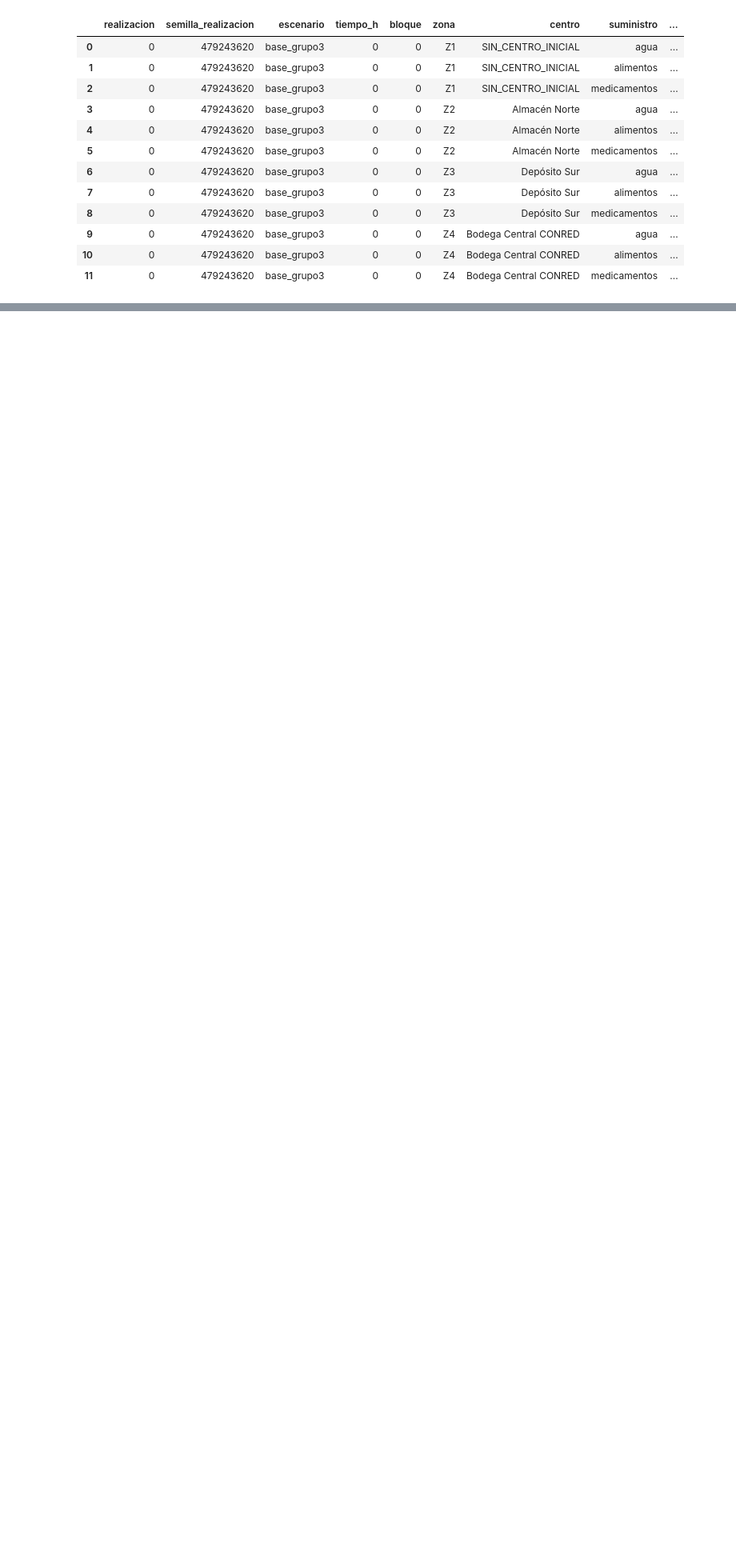
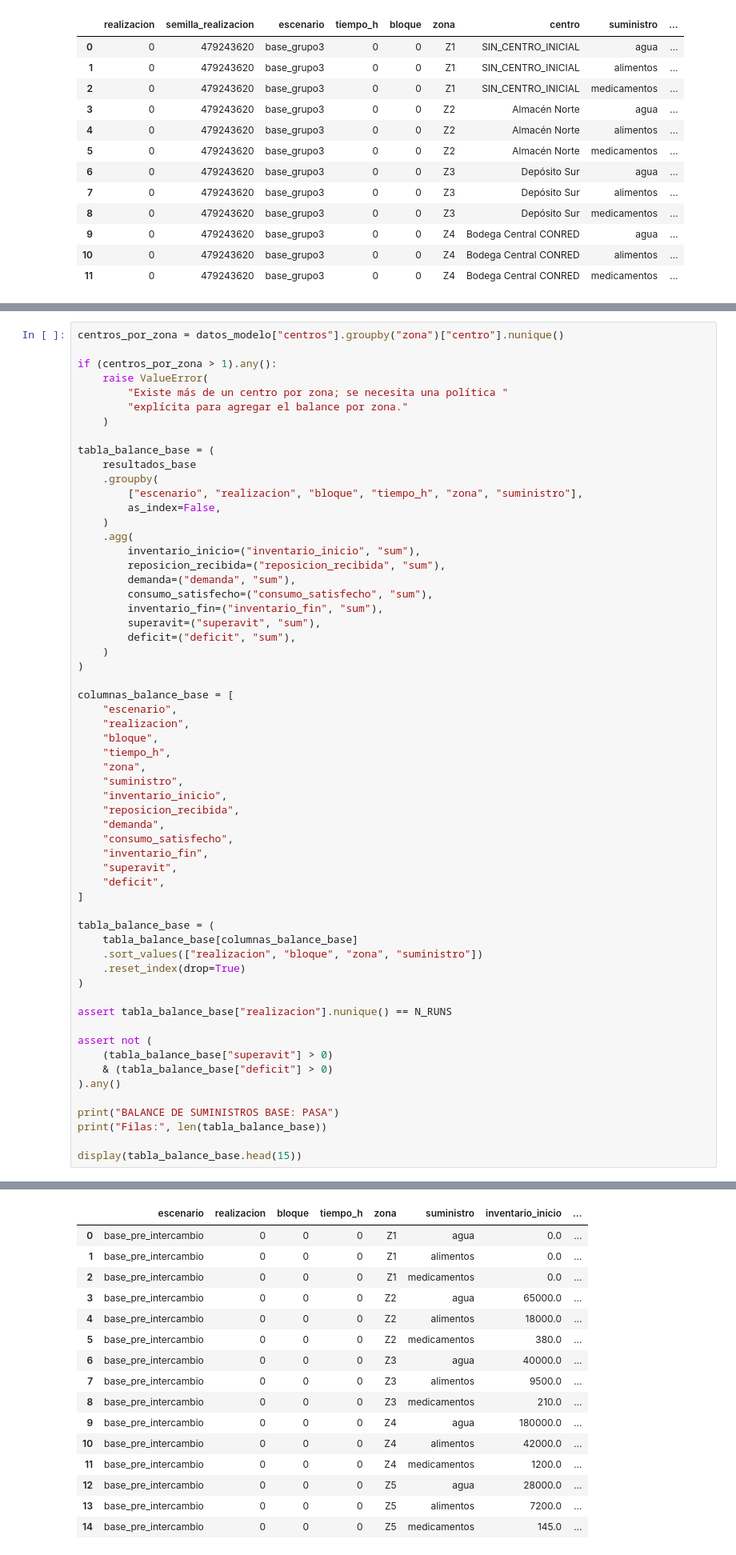
Before and after one commit to Isabella1911/MS-Examen-Practico-grupo-3, a Jupyter notebook: grupo3_cadena_suministro.ipynb, the cells around one changed output, grey strips where cells are left out. Shown at 80% size. Drawn from its saved outputs; the diff is of its cells as text; blank space fills up the shorter version.

```diff
--- a/grupo3_cadena_suministro.ipynb
+++ b/grupo3_cadena_suministro.ipynb
@@ -4149,0 +4382,60 @@ Filas totales: 18000
+# %%
+centros_por_zona = datos_modelo["centros"].groupby("zona")["centro"].nunique()
+
+if (centros_por_zona > 1).any():
+    raise ValueError(
+        "Existe más de un centro por zona; se necesita una política "
+        "explícita para agregar el balance por zona."
+    )
+
+tabla_balance_base = (
+    resultados_base
+    .groupby(
+        ["escenario", "realizacion", "bloque", "tiempo_h", "zona", "suministro"],
+        as_index=False,
+    )
+    .agg(
+        inventario_inicio=("inventario_inicio", "sum"),
+        reposicion_recibida=("reposicion_recibida", "sum"),
+        demanda=("demanda", "sum"),
+        consumo_satisfecho=("consumo_satisfecho", "sum"),
+        inventario_fin=("inventario_fin", "sum"),
+        superavit=("superavit", "sum"),
+        deficit=("deficit", "sum"),
+    )
+)
+
+columnas_balance_base = [
+    "escenario",
+    "realizacion",
+    "bloque",
+    "tiempo_h",
+    "zona",
+    "suministro",
+    "inventario_inicio",
+    "reposicion_recibida",
+    "demanda",
+    "consumo_satisfecho",
+    "inventario_fin",
+    "superavit",
+    "deficit",
+]
+
+tabla_balance_base = (
+    tabla_balance_base[columnas_balance_base]
+    .sort_values(["realizacion", "bloque", "zona", "suministro"])
+    .reset_index(drop=True)
+)
+
+assert tabla_balance_base["realizacion"].nunique() == N_RUNS
+
+assert not (
+    (tabla_balance_base["superavit"] > 0)
+    & (tabla_balance_base["deficit"] > 0)
+).any()
+
+print("BALANCE DE SUMINISTROS BASE: PASA")
+print("Filas:", len(tabla_balance_base))
+
+display(tabla_balance_base.head(15))
+# %% [output]
@@ -4150,3 +4444,19 @@ Filas totales: 18000
+|  | escenario | realizacion | bloque | tiempo_h | zona | suministro | inventario_inicio | ... |
+| 0 | base_pre_intercambio | 0 | 0 | 0 | Z1 | agua | 0.0 | ... |
+| 1 | base_pre_intercambio | 0 | 0 | 0 | Z1 | alimentos | 0.0 | ... |
+| 2 | base_pre_intercambio | 0 | 0 | 0 | Z1 | medicamentos | 0.0 | ... |
+| 3 | base_pre_intercambio | 0 | 0 | 0 | Z2 | agua | 65000.0 | ... |
+| 4 | base_pre_intercambio | 0 | 0 | 0 | Z2 | alimentos | 18000.0 | ... |
+| 5 | base_pre_intercambio | 0 | 0 | 0 | Z2 | medicamentos | 380.0 | ... |
+| 6 | base_pre_intercambio | 0 | 0 | 0 | Z3 | agua | 40000.0 | ... |
+| 7 | base_pre_intercambio | 0 | 0 | 0 | Z3 | alimentos | 9500.0 | ... |
+| 8 | base_pre_intercambio | 0 | 0 | 0 | Z3 | medicamentos | 210.0 | ... |
+| 9 | base_pre_intercambio | 0 | 0 | 0 | Z4 | agua | 180000.0 | ... |
+| 10 | base_pre_intercambio | 0 | 0 | 0 | Z4 | alimentos | 42000.0 | ... |
+| 11 | base_pre_intercambio | 0 | 0 | 0 | Z4 | medicamentos | 1200.0 | ... |
+| 12 | base_pre_intercambio | 0 | 0 | 0 | Z5 | agua | 28000.0 | ... |
+| 13 | base_pre_intercambio | 0 | 0 | 0 | Z5 | alimentos | 7200.0 | ... |
+| 14 | base_pre_intercambio | 0 | 0 | 0 | Z5 | medicamentos | 145.0 | ... |
 # %% [markdown]
 ## Incorporación del intercambio presencial
 
```
Also changed, not shown: parts of 11 cells of this notebook.
